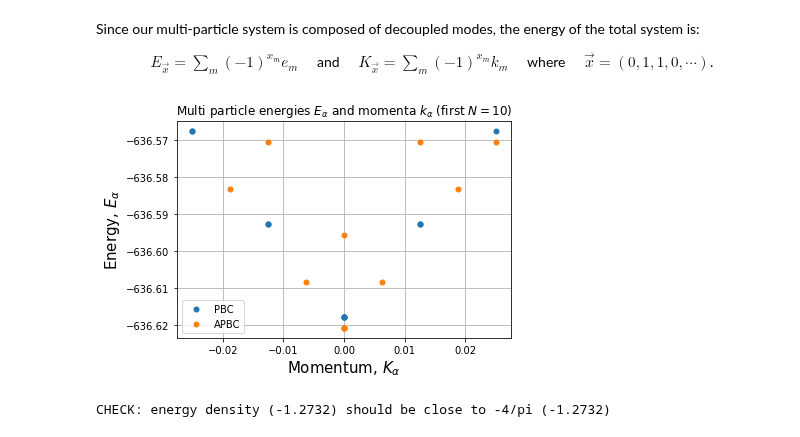
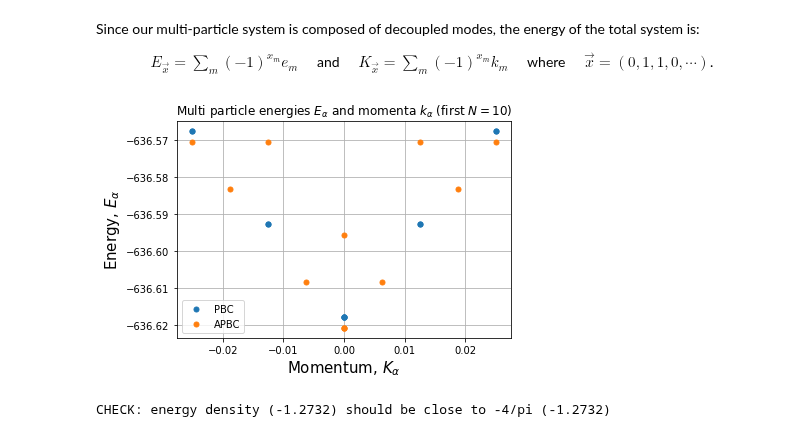
Before and after one commit to sofiagonga/many-body_entanglement_TN, a Jupyter notebook: TN_tutorial6.ipynb, the cells around one changed output. Cells and saved outputs as stored; diff of their text form; code cells hidden in the pictures.

```diff
--- a/TN_tutorial6.ipynb
+++ b/TN_tutorial6.ipynb
@@ -59,8 +59,8 @@ def build_matrix_C(N, h, bc=1): # bc=1 (default) for PBC and bc=-1 for APBC
 # %%
 def build_T_operator(N, bc=1): # bc=1 (default) for PBC and bc=-1 for APBC
     T_op = np.zeros((2*N,2*N))
-    for i in range(2*N-1):
-        T_op[i-1,i+1] = 1
+    for i in range(2*N-2):
+        T_op[i,i+2] = 1
 
     T_op[2*N-2,0] = bc
     T_op[2*N-1,1] = bc
@@ -163,15 +163,15 @@ K_apbc = (K_apbc+np.pi+0.001)%(2*np.pi)-(np.pi+0.001) #Brillouin zone
 # %%
 plt.title(r"Multi particle energies $E_{\alpha}$ and momenta $k_{\alpha}$ (first $N=$%s)" %(fN))
 plt.grid()
 plt.ylabel(r"Energy, $E_{\alpha}$", fontsize = 15)
 plt.xlabel(r"Momentum, $K_{\alpha}$", fontsize = 15)
-first = 11
+first = 12
 plt.plot(K_pbc[0:first], E_pbc[0:first], 'o', ms=5, label = 'PBC')
 plt.plot(K_apbc[0:first], E_apbc[0:first], 'o', ms=5, label = 'APBC')
 plt.legend()
 plt.show()
 # %% [output]
-[figure, old version]
+[figure, new version]
 # %%
 print("CHECK: energy density (%s) should be close to -4/pi (%s)" %(np.round(E_apbc[0]/N,4), np.round(-4/np.pi,4)))
 # %% [output]
```
Also changed, not shown: parts of 7 cells of this notebook, 1 other file.
